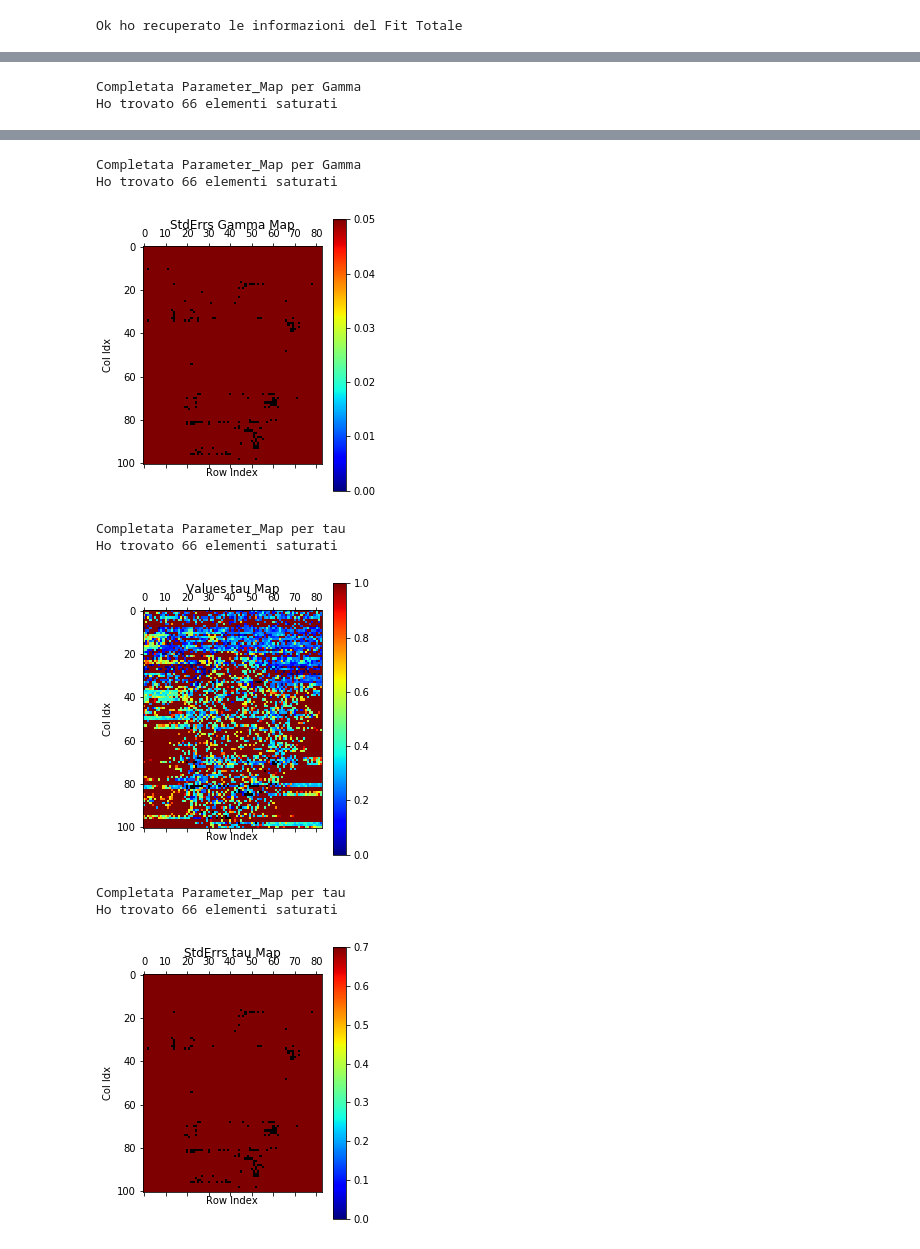
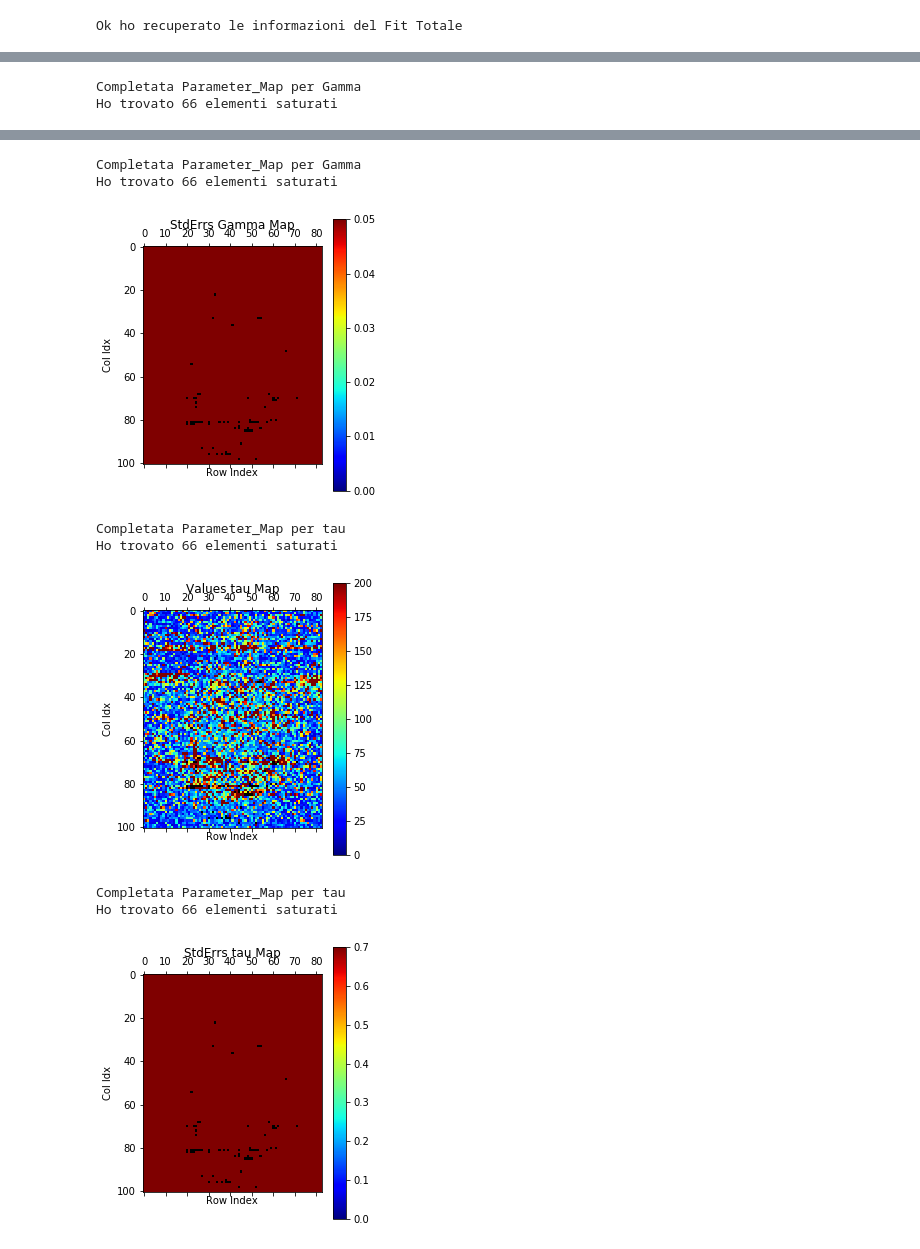
Before and after one commit to flautodipan/Python_Libraries, a Jupyter notebook: Experimentum_analysis.ipynb, the cells around one changed output, grey strips where cells are left out. Cells and saved outputs as stored; diff of their text form; code cells hidden in the pictures.

```diff
--- a/Experimentum_analysis.ipynb
+++ b/Experimentum_analysis.ipynb
@@ -6,7 +6,7 @@ from        Alessandria         import  *
 
 
 #path dove stanno i dati del fit
-now_path        =   '../BRILLOUIN/TDP43/NO_ARS_12_02/analysis/'
+now_path        =   '../BRILLOUIN/TDP43/NO_ARS_12_02/analysis_again/'
 
 ### recupero info su dimensionalità
 spectra_path = '../BRILLOUIN/TDP43/NO_ARS_12_02/'
@@ -509,7 +371,7 @@ omega_tot_map, _ = Get_Parameter_Map('tot', 'Omega', matrix, n_rows, n_cols, exc
 Delta_omega_tot_map, _ = Get_Parameter_Map('tot', 'Omega', matrix, n_rows, n_cols, excluded, 'jet', 0,0.7, fig = 'Delta_omega_tot_map', path=now_path, Deltas = True)
 gamma_tot_map, _ = Get_Parameter_Map('tot', 'Gamma', matrix, n_rows, n_cols, excluded, 'jet', 0.1,0.25, fig = 'Gamma_tot_map', path=now_path)
 Delta_gamma_tot_map, _ = Get_Parameter_Map('tot', 'Gamma', matrix, n_rows, n_cols, excluded, 'jet', 0,0.05, fig = 'Delta_gamma_tot_map', path=now_path, Deltas = True)
-tau_map, _ = Get_Parameter_Map('tot', 'tau', matrix, n_rows, n_cols, excluded, 'jet', 0., 1., fig = 'tau_map', path=now_path)
+tau_map, _ = Get_Parameter_Map('tot', 'tau', matrix, n_rows, n_cols, excluded, 'jet', 0., 200, fig = 'tau_map', path=now_path)
 Delta_tau_map, _ = Get_Parameter_Map('tot', 'tau', matrix, n_rows, n_cols, excluded, 'jet', 0,0.7, fig = 'Delta_tau_map', path=now_path, Deltas = True)
 # %% [output]
 Completata Parameter_Map per Omega
@@ -524,12 +386,12 @@ Ho trovato 66 elementi saturati
 Completata Parameter_Map per Gamma
 Ho trovato 66 elementi saturati
-[figure, old version]
+[figure, new version]
 Completata Parameter_Map per tau
 Ho trovato 66 elementi saturati
-[figure, old version]
+[figure, new version]
 Completata Parameter_Map per tau
 Ho trovato 66 elementi saturati
-[figure, old version]
+[figure, new version]
 # %%
 markov_cost_map = Get_cost_map(matrix, 'markov', len(rows), len(cols), 'markov_cost_map', path = now_path)
 tot_cost_map = Get_cost_map(matrix, 'tot', len(rows), len(cols), 'tot_cost_map', path = now_path)
```
Also changed, not shown: parts of 15 cells of this notebook, 3 other files.
